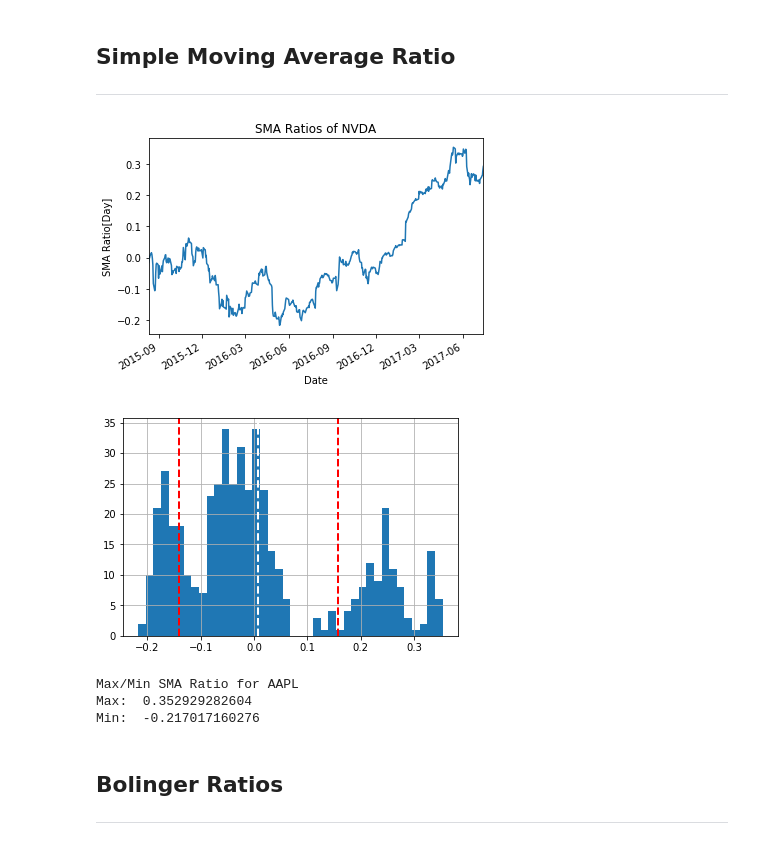
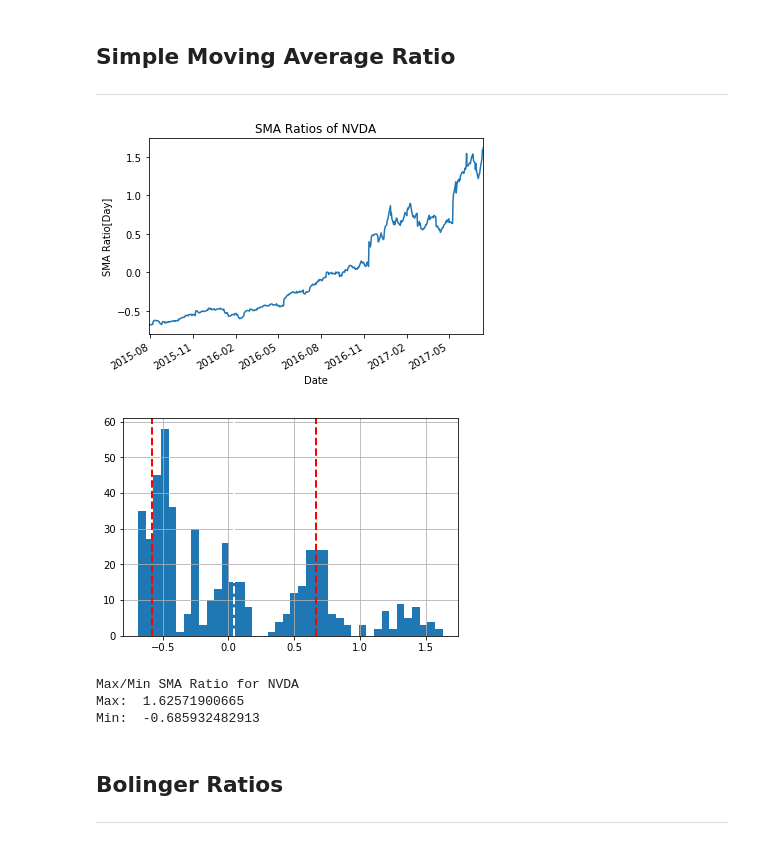
Before and after one commit to mbozelka/Machine-Learning-Capstone, a Jupyter notebook: project/data-exploration/Data Exploration.ipynb, the cells around one changed output. Cells and saved outputs as stored; diff of their text form; code cells hidden in the pictures.

```diff
--- a/project/data-exploration/Data Exploration.ipynb
+++ b/project/data-exploration/Data Exploration.ipynb
@@ -171,7 +155,8 @@ class KnnLearner:
 # use two years of dates for data exploration
 dates = pd.date_range('2015-07-14', '2017-07-14')
 
-ticker = 'SPY'
+ticker = 'NVDA'
+metrics_window = 10
 
 # These will be the tickers we will be working with to build our model
 # SPY is added as a benchmark model.
@@ -280,20 +262,20 @@ Min: -0.194112420948
 ## Simple Moving Average Ratio
 ---
 # %%
-sma_ratios = get_sma_ratio(df_explore[ticker])
+sma_ratios = get_sma_ratio(df_explore[ticker], window=metrics_window)
 
 plot_data(sma_ratios, title='SMA Ratios of NVDA', xlabel='Date', ylabel='SMA Ratio[Day]')
 plot_hist_with_stats(sma_ratios, bins=40, title=ticker)
 
 print 'Max/Min SMA Ratio for ' + ticker
 print 'Max: ', sma_ratios.max()
 print 'Min: ', sma_ratios.min()
 # %% [output]
-[figure, old version]
+[figure, new version]
-[figure, old version]
+[figure, new version]
-Max/Min SMA Ratio for AAPL
-Max:  0.352929282604
-Min:  -0.217017160276
+Max/Min SMA Ratio for NVDA
+Max:  1.62571900665
+Min:  -0.685932482913
 # %% [markdown]
 ## Bolinger Ratios
 ---
```
Also changed, not shown: parts of 23 cells of this notebook, 1 other file.
